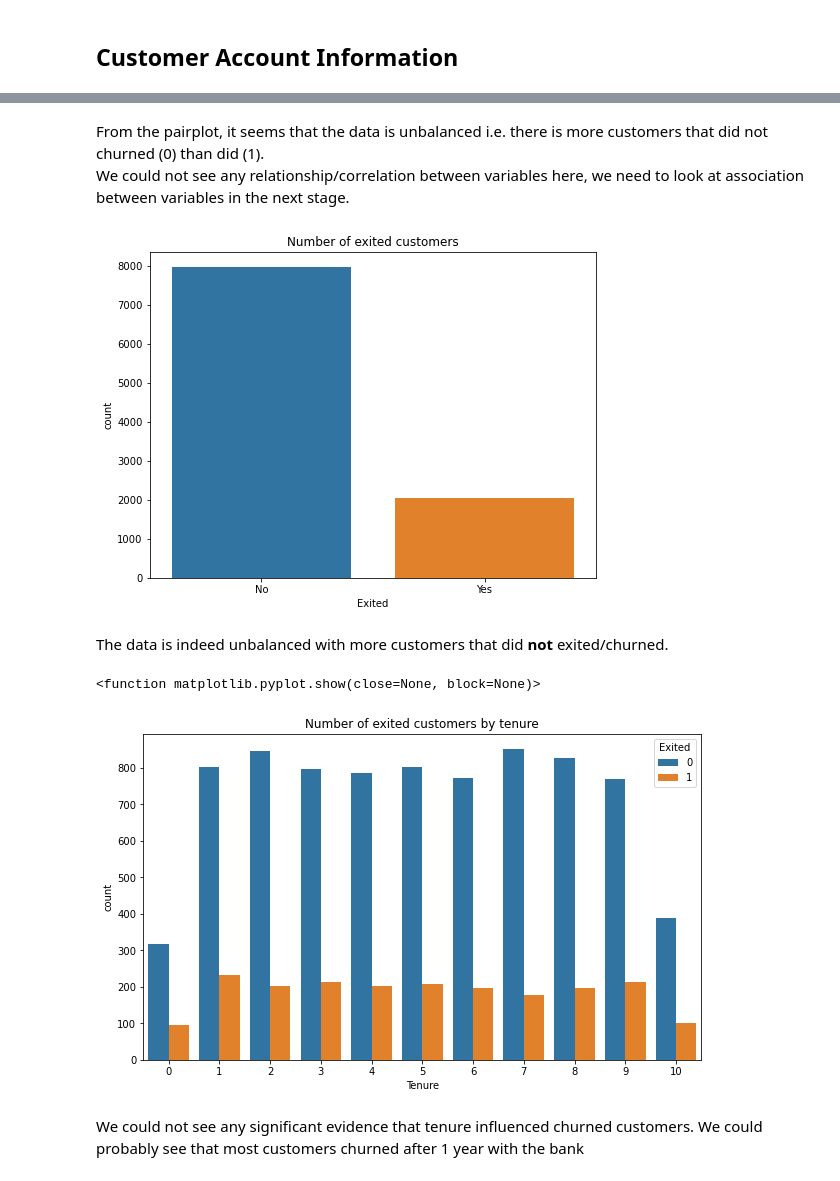
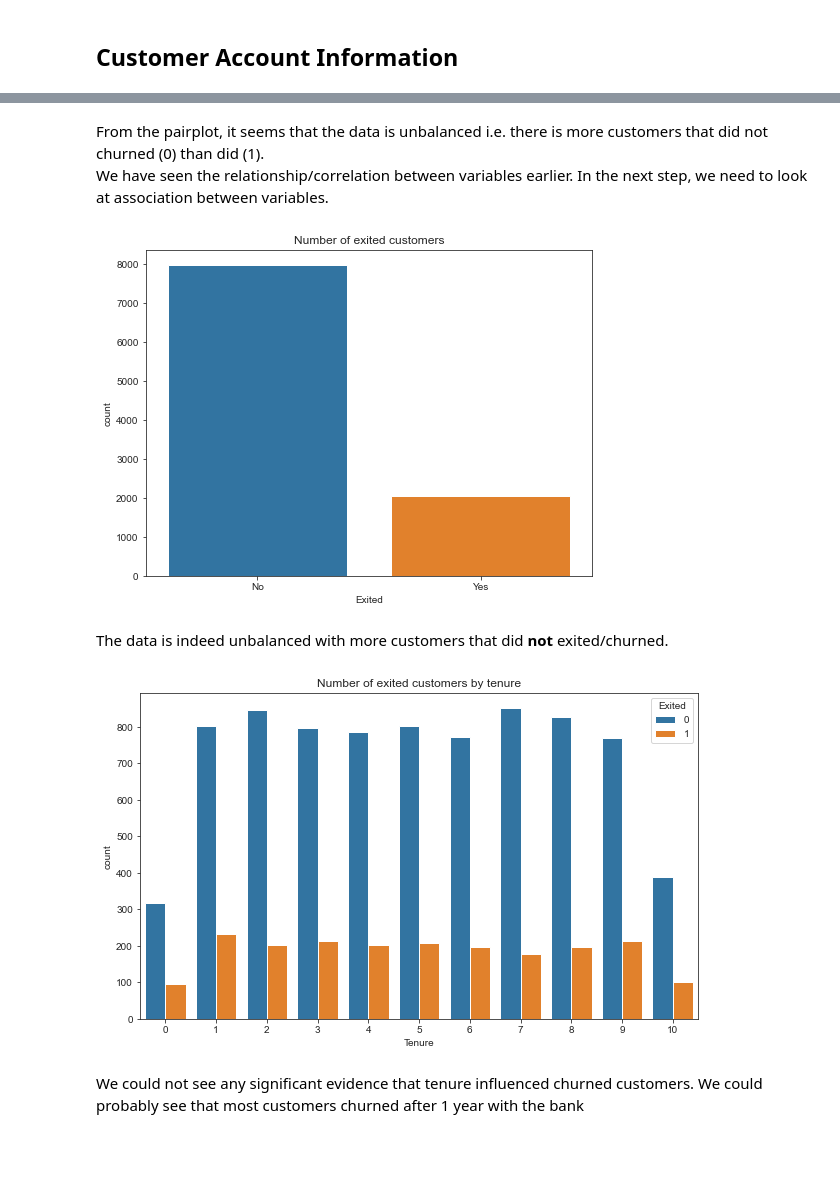
Before and after one commit to BrianLoe/ChurnPrediction, a Jupyter notebook: ChurnAnalysis.ipynb, the cells around one changed output, grey strips where cells are left out. Saved outputs shown, nothing was run; the diff lists cells and outputs as text; code cells hidden in the pictures; blank space fills up the shorter version.

```diff
--- a/ChurnAnalysis.ipynb
+++ b/ChurnAnalysis.ipynb
@@ -151,0 +172,15 @@ ax = sns.countplot(x=df['Card Type'], hue=df['Exited'], dodge=False)
+# %%
+sns.set_style('ticks')
+variables_for_pair = ['CreditScore','Age','Tenure','Balance','EstimatedSalary',
+                          'Point Earned']
+pairplot_df = df[variables_for_pair]
+
+def rscore(x, y, **kws):
+    r, _ = pearsonr(x, y)
+    ax = plt.gca()
+    ax.annotate("{:.2f}".format(r), xy = (0.55, 0.5), size=50, xycoords = ax.transAxes, va='center', ha='center')
+
+pplot = sns.PairGrid(pairplot_df,diag_sharey=False)
+pplot.map_lower(sns.regplot)
+pplot.map_diag(sns.histplot, kde=True)
+pplot.map_upper(rscore)
@@ -161,23 +200,22 @@ sns.pairplot(pairplot_df, hue='Exited',diag_kind='hist')
 # %% [markdown]
 From the pairplot, it seems that the data is unbalanced i.e. there is more customers that did not churned (0) than did (1).
-We could not see any relationship/correlation between variables here, we need to look at association between variables in the next stage.
+We have seen the relationship/correlation between variables earlier. In the next step, we need to look at association between variables.
 # %%
 ax = sns.countplot(x=df["Exited"])
 ax.set(title='Number of exited customers')
 ax.set_xticklabels(['No','Yes'])
 plt.show()
 # %% [output]
-[figure, old version]
+[figure, new version]
 # %% [markdown]
 The data is indeed unbalanced with more customers that did **not** exited/churned.
 # %%
 plt.figure(figsize=(10,6))
 ax = sns.countplot(x=df['Tenure'], hue=df['Exited'])
 ax.set(title='Number of exited customers by tenure')
-plt.show
+plt.show()
 # %% [output]
-<function matplotlib.pyplot.show(close=None, block=None)>
-[figure, old version]
+[figure, new version]
 # %% [markdown]
 We could not see any significant evidence that tenure influenced churned customers. We could probably see that most customers churned after 1 year with the bank
 # %%
```
Also changed, not shown: parts of 17 cells of this notebook.
